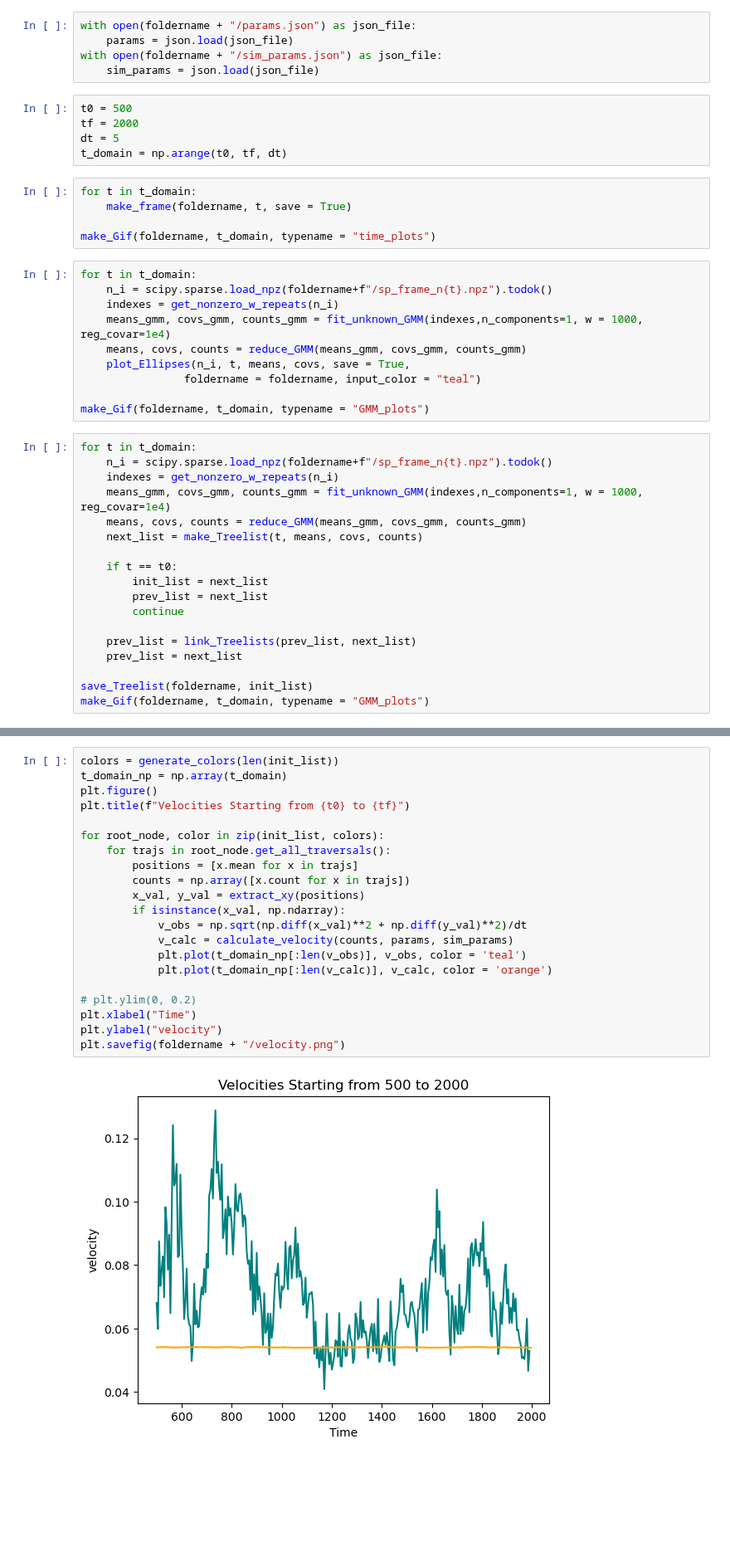
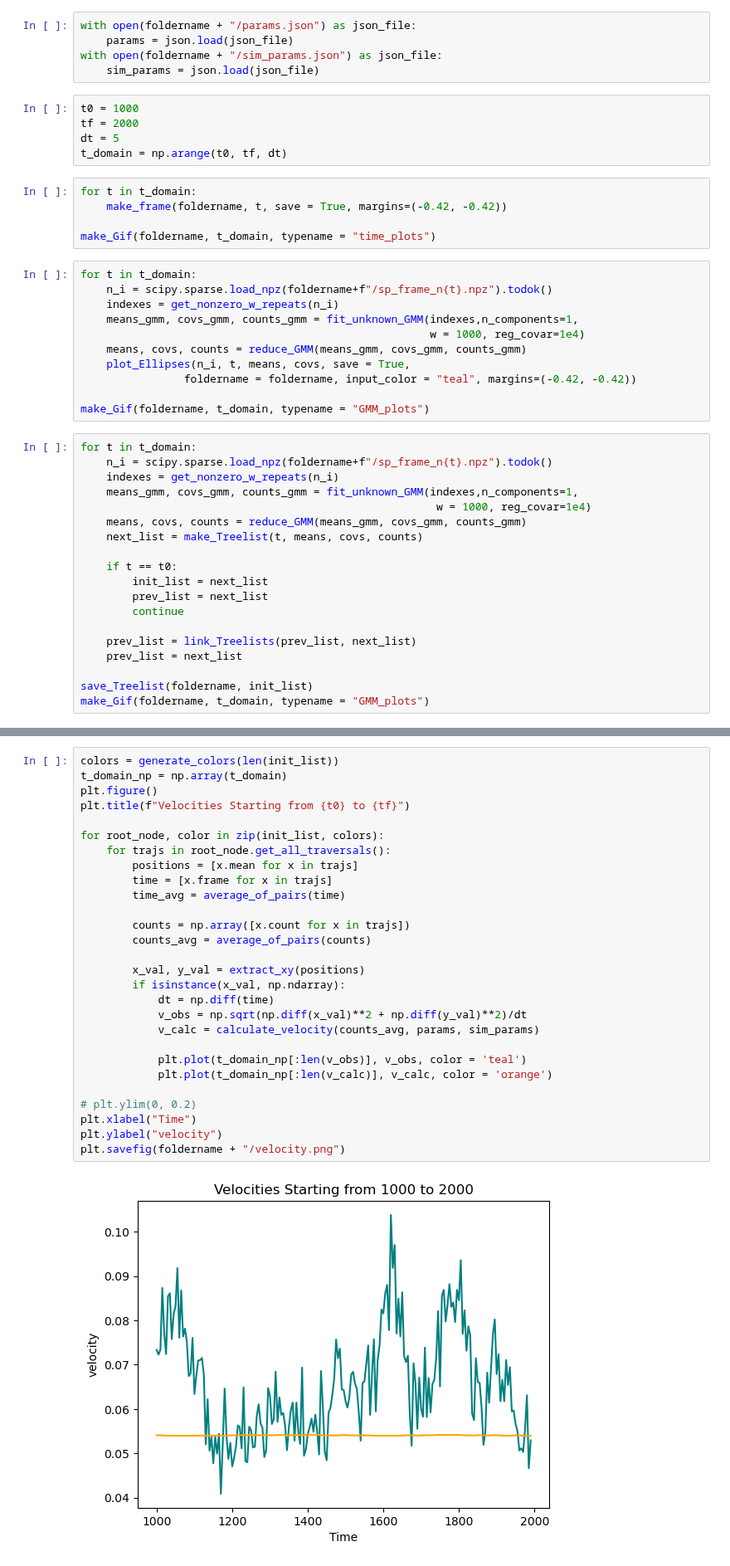
Before and after one commit to zhizhang1445/CRISPR_Sim, a Jupyter notebook: Analysis/veloAnal.ipynb, the cells around one changed output, grey strips where cells are left out. Shown at 83% size. Cells and saved outputs as stored; diff of their text form; blank space fills up the shorter version.

```diff
--- a/Analysis/veloAnal.ipynb
+++ b/Analysis/veloAnal.ipynb
@@ -19,30 +20,32 @@ with open(foldername + "/params.json") as json_file:
 with open(foldername + "/sim_params.json") as json_file:
     sim_params = json.load(json_file)
 # %%
-t0 = 500
+t0 = 1000
 tf = 2000
 dt = 5
 t_domain = np.arange(t0, tf, dt)
 # %%
 for t in t_domain:
-    make_frame(foldername, t, save = True)
+    make_frame(foldername, t, save = True, margins=(-0.42, -0.42))
 
 make_Gif(foldername, t_domain, typename = "time_plots")
 # %%
 for t in t_domain:
     n_i = scipy.sparse.load_npz(foldername+f"/sp_frame_n{t}.npz").todok()
     indexes = get_nonzero_w_repeats(n_i)
-    means_gmm, covs_gmm, counts_gmm = fit_unknown_GMM(indexes,n_components=1, w = 1000, reg_covar=1e4)
+    means_gmm, covs_gmm, counts_gmm = fit_unknown_GMM(indexes,n_components=1,
+                                                      w = 1000, reg_covar=1e4)
     means, covs, counts = reduce_GMM(means_gmm, covs_gmm, counts_gmm)
     plot_Ellipses(n_i, t, means, covs, save = True,
-                foldername = foldername, input_color = "teal")
+                foldername = foldername, input_color = "teal", margins=(-0.42, -0.42))
 
 make_Gif(foldername, t_domain, typename = "GMM_plots")
 # %%
 for t in t_domain:
     n_i = scipy.sparse.load_npz(foldername+f"/sp_frame_n{t}.npz").todok()
     indexes = get_nonzero_w_repeats(n_i)
-    means_gmm, covs_gmm, counts_gmm = fit_unknown_GMM(indexes,n_components=1, w = 1000, reg_covar=1e4)
+    means_gmm, covs_gmm, counts_gmm = fit_unknown_GMM(indexes,n_components=1,
+                                                       w = 1000, reg_covar=1e4)
     means, covs, counts = reduce_GMM(means_gmm, covs_gmm, counts_gmm)
     next_list = make_Treelist(t, means, covs, counts)
 
@@ -76,26 +79,33 @@ plt.savefig(foldername+ "/trajectories.png")
 # %%
 colors = generate_colors(len(init_list))
 t_domain_np = np.array(t_domain)
 plt.figure()
 plt.title(f"Velocities Starting from {t0} to {tf}")
 
 for root_node, color in zip(init_list, colors):
     for trajs in root_node.get_all_traversals():
         positions = [x.mean for x in trajs]
+        time = [x.frame for x in trajs]
+        time_avg = average_of_pairs(time)
+
         counts = np.array([x.count for x in trajs])
+        counts_avg = average_of_pairs(counts)
+
         x_val, y_val = extract_xy(positions)
         if isinstance(x_val, np.ndarray):
+            dt = np.diff(time)
             v_obs = np.sqrt(np.diff(x_val)**2 + np.diff(y_val)**2)/dt
-            v_calc = calculate_velocity(counts, params, sim_params)
+            v_calc = calculate_velocity(counts_avg, params, sim_params)
+
             plt.plot(t_domain_np[:len(v_obs)], v_obs, color = 'teal')
             plt.plot(t_domain_np[:len(v_calc)], v_calc, color = 'orange')
 
 # plt.ylim(0, 0.2)
 plt.xlabel("Time")
 plt.ylabel("velocity")
 plt.savefig(foldername + "/velocity.png")
 # %% [output]
-[figure, old version]
+[figure, new version]
 # %%
 t_domain_np = np.array(t_domain)
 plt.figure()
```
Also changed, not shown: parts of 2 cells of this notebook, 3 other files.
